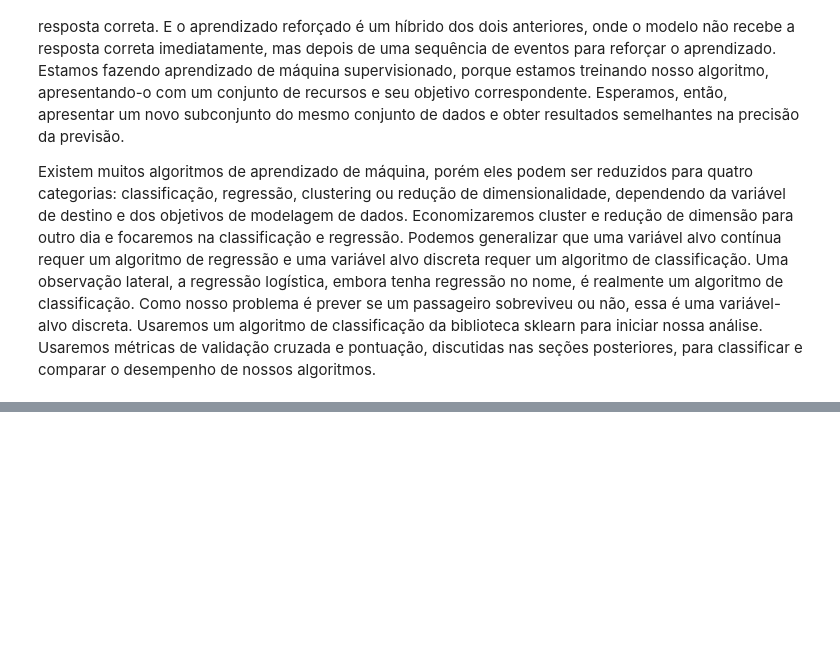
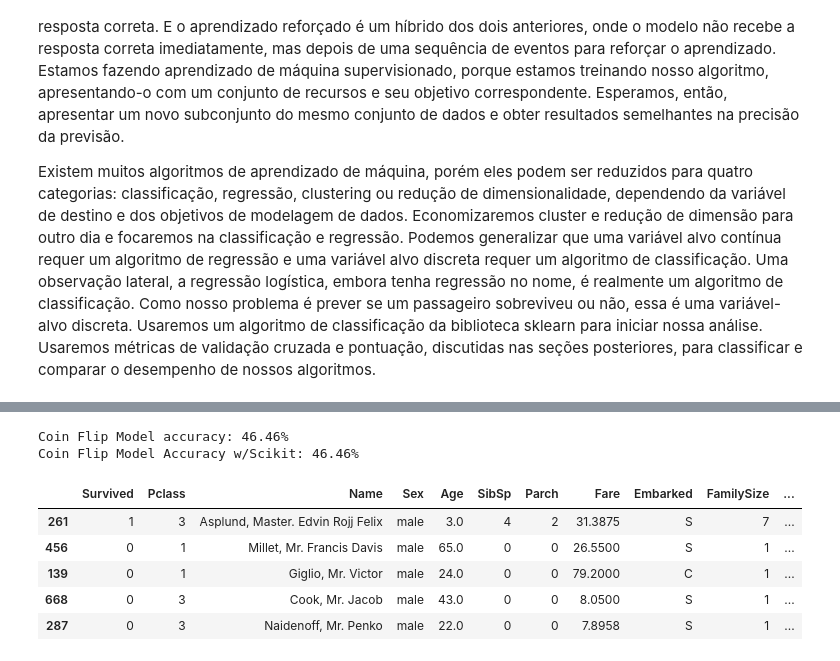
Before and after one commit to KaioViana/Titanic-predict, a Jupyter notebook: titanic.ipynb, the cells around one changed output, grey strips where cells are left out. Saved outputs shown, nothing was run; the diff lists cells and outputs as text; code cells hidden in the pictures; blank space fills up the shorter version.

```diff
--- a/titanic.ipynb
+++ b/titanic.ipynb
@@ -841,0 +952,32 @@ MLA = [
+# %%
+#Este é um modelo artesanal apenas para fins de aprendizado.
+#No entanto, é possível criar seu próprio modelo premiado sem um algoritmo sofisticado :)
+
+#coin flip model aleatório com 1/sobreviveu e 0/morreu
+for index, row in data1.iterrows():
+  if random.random() > .5:
+    data1.set_value(index, 'Random_Predict', 1)
+  else:
+    data1.set_value(index, 'Random_Predict', 0)
+
+
+# pontuação palpite aleatório de sobrevivência. Use o atalho 1 = Adivinhar à direita e 0 = Adivinhar errado
+# a média da coluna será igual à precisão
+data1['Random_Score'] = 0
+data1.loc[(data1['Survived'] == data1['Random_Predict']), 'Random_Score'] = 1
+print('Coin Flip Model accuracy: {:.2f}%'.format(data1['Random_Score'].mean()*100))
+
+# Fazendo o mesmo com a biblioteca Scikit Learn
+print('Coin Flip Model Accuracy w/Scikit: {:.2f}%'.format(metrics.accuracy_score(data1['Survived'], data1['Random_Predict'])*100))
+
+# Mostrando o data1
+data1.sample(5)
+# %% [output]
+Coin Flip Model accuracy: 46.46%
+Coin Flip Model Accuracy w/Scikit: 46.46%
+|  | Survived | Pclass | Name | Sex | Age | SibSp | Parch | Fare | Embarked | FamilySize | ... |
+| 261 | 1 | 3 | Asplund, Master. Edvin Rojj Felix | male | 3.0 | 4 | 2 | 31.3875 | S | 7 | ... |
+| 456 | 0 | 1 | Millet, Mr. Francis Davis | male | 65.0 | 0 | 0 | 26.5500 | S | 1 | ... |
+| 139 | 0 | 1 | Giglio, Mr. Victor | male | 24.0 | 0 | 0 | 79.2000 | C | 1 | ... |
+| 668 | 0 | 3 | Cook, Mr. Jacob | male | 43.0 | 0 | 0 | 8.0500 | S | 1 | ... |
+| 287 | 0 | 3 | Naidenoff, Mr. Penko | male | 22.0 | 0 | 0 | 7.8958 | S | 1 | ... |
```
Also changed, not shown: parts of 25 cells of this notebook.
